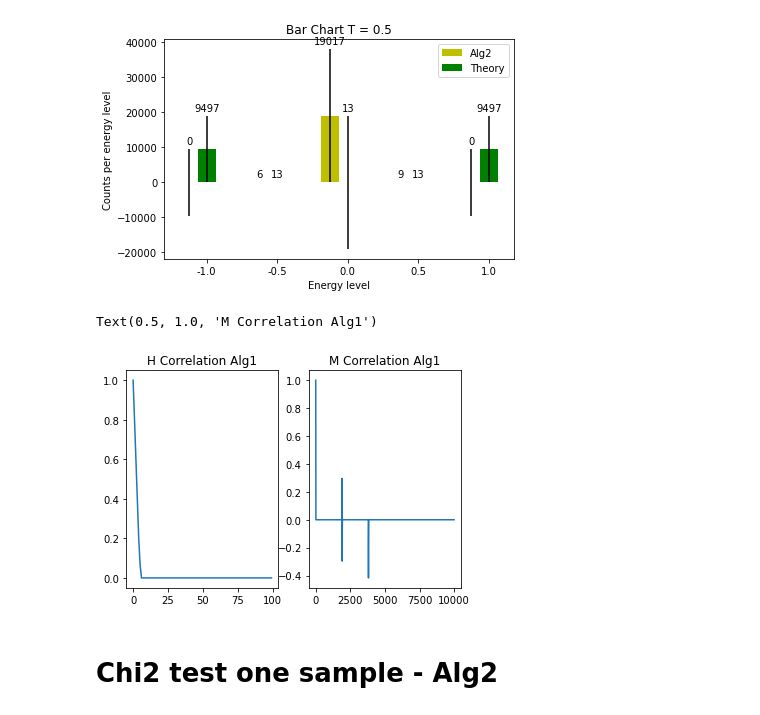
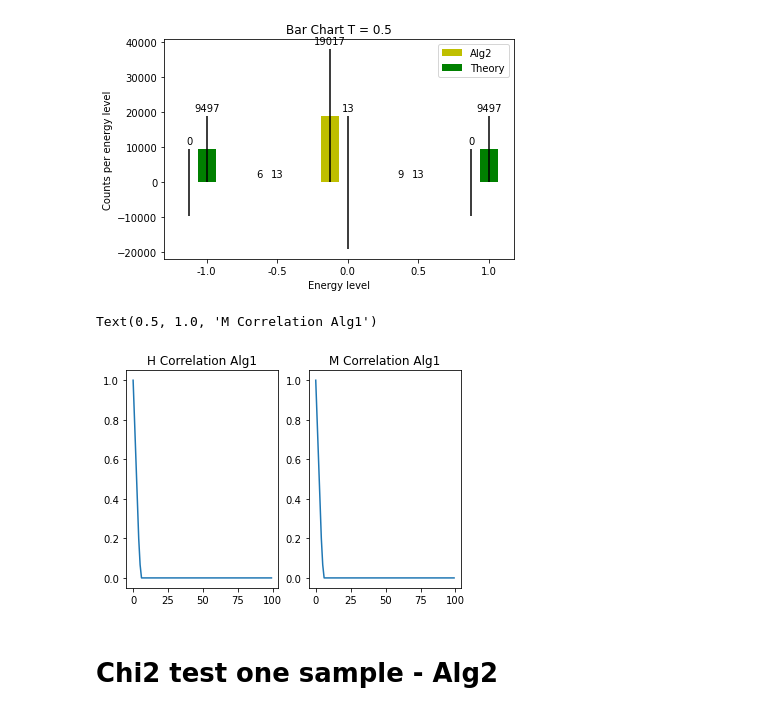
Before and after one commit to SabSav/thesis-code, a Jupyter notebook: examples/4_spins/Chart_low_T.ipynb, the cells around one changed output. Saved outputs shown, nothing was run; the diff lists cells and outputs as text; code cells hidden in the pictures.

```diff
--- a/examples/4_spins/Chart_low_T.ipynb
+++ b/examples/4_spins/Chart_low_T.ipynb
@@ -247,15 +247,15 @@ fig.tight_layout()
 [figure]
 # %%
 alg2_engy_corr = acrl(alg2["energy_sample"], 100)
-alg2_m_corr = acrl(alg2["magnetization_sample"], 10000)
+alg2_m_corr = acrl(alg2["magnetization_sample"], 100)
 fig_kde, axes = plt.subplots(1, 2)
 axes[0].plot(alg2_engy_corr)
 axes[0].set_title("H Correlation Alg1")
 axes[1].plot(alg2_m_corr)
 axes[1].set_title("M Correlation Alg1")
 # %% [output]
 Text(0.5, 1.0, 'M Correlation Alg1')
-[figure, old version]
+[figure, new version]
 # %%
 from lrtest import *
 display(Markdown("# Chi2 test one sample - Alg2"))
```
Also changed, not shown: parts of 6 cells of this notebook, 6 other files.
